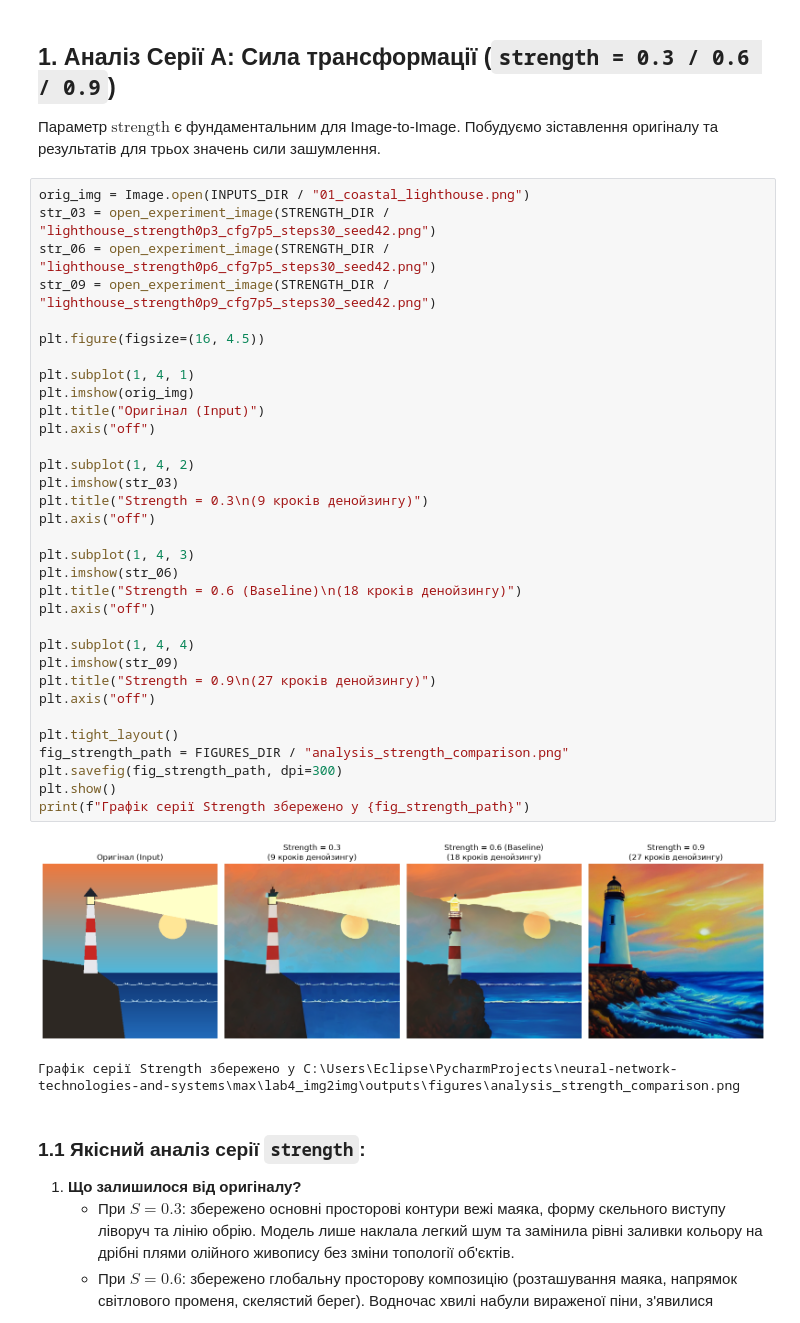
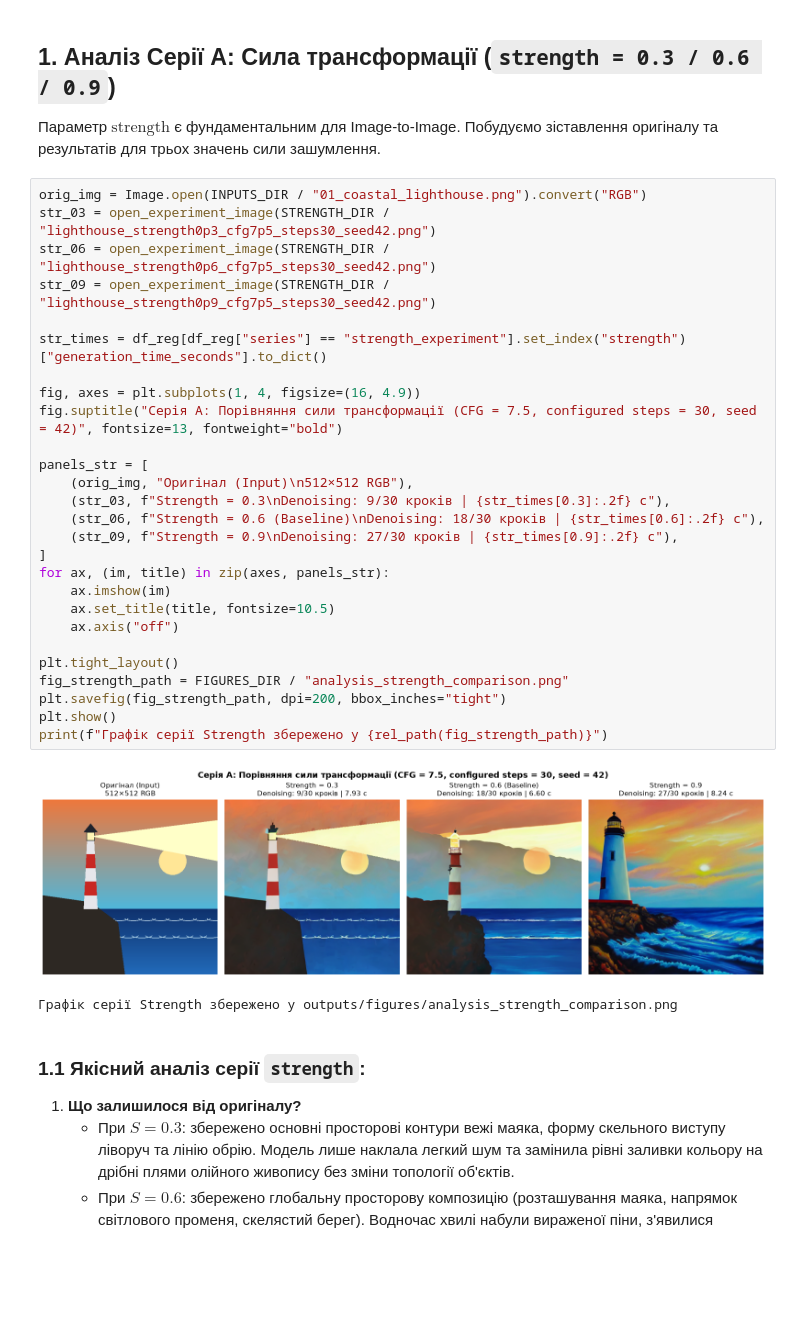
Before and after one commit to Eclipse-XS/Neural-Network-Labs-Max, a Jupyter notebook: lab4_img2img/notebooks/03_results_analysis.ipynb, the cells around one changed output. Saved outputs shown, nothing was run; the diff lists cells and outputs as text; blank space fills up the shorter version.

```diff
--- a/lab4_img2img/notebooks/03_results_analysis.ipynb
+++ b/lab4_img2img/notebooks/03_results_analysis.ipynb
@@ -91,41 +105,35 @@ print(f"??????? ?????????? outputs:       {LAB_DIR / 'outputs'}")
 
 Параметр $\text{strength}$ є фундаментальним для Image-to-Image. Побудуємо зіставлення оригіналу та результатів для трьох значень сили зашумлення.
 # %%
-orig_img = Image.open(INPUTS_DIR / "01_coastal_lighthouse.png")
+orig_img = Image.open(INPUTS_DIR / "01_coastal_lighthouse.png").convert("RGB")
 str_03 = open_experiment_image(STRENGTH_DIR / "lighthouse_strength0p3_cfg7p5_steps30_seed42.png")
 str_06 = open_experiment_image(STRENGTH_DIR / "lighthouse_strength0p6_cfg7p5_steps30_seed42.png")
 str_09 = open_experiment_image(STRENGTH_DIR / "lighthouse_strength0p9_cfg7p5_steps30_seed42.png")
 
-plt.figure(figsize=(16, 4.5))
+str_times = df_reg[df_reg["series"] == "strength_experiment"].set_index("strength")["generation_time_seconds"].to_dict()
 
-plt.subplot(1, 4, 1)
-plt.imshow(orig_img)
-plt.title("Оригінал (Input)")
-plt.axis("off")
+fig, axes = plt.subplots(1, 4, figsize=(16, 4.9))
+fig.suptitle("Серія A: Порівняння сили трансформації (CFG = 7.5, configured steps = 30, seed = 42)", fontsize=13, fontweight="bold")
 
-plt.subplot(1, 4, 2)
-plt.imshow(str_03)
-plt.title("Strength = 0.3\n(9 кроків денойзингу)")
-plt.axis("off")
-
-plt.subplot(1, 4, 3)
-plt.imshow(str_06)
-plt.title("Strength = 0.6 (Baseline)\n(18 кроків денойзингу)")
-plt.axis("off")
-
-plt.subplot(1, 4, 4)
-plt.imshow(str_09)
-plt.title("Strength = 0.9\n(27 кроків денойзингу)")
-plt.axis("off")
+panels_str = [
+    (orig_img, "Оригінал (Input)\n512×512 RGB"),
+    (str_03, f"Strength = 0.3\nDenoising: 9/30 кроків | {str_times[0.3]:.2f} с"),
+    (str_06, f"Strength = 0.6 (Baseline)\nDenoising: 18/30 кроків | {str_times[0.6]:.2f} с"),
+    (str_09, f"Strength = 0.9\nDenoising: 27/30 кроків | {str_times[0.9]:.2f} с"),
+]
+for ax, (im, title) in zip(axes, panels_str):
+    ax.imshow(im)
+    ax.set_title(title, fontsize=10.5)
+    ax.axis("off")
 
 plt.tight_layout()
 fig_strength_path = FIGURES_DIR / "analysis_strength_comparison.png"
-plt.savefig(fig_strength_path, dpi=300)
+plt.savefig(fig_strength_path, dpi=200, bbox_inches="tight")
 plt.show()
-print(f"Графік серії Strength збережено у {fig_strength_path}")
+print(f"Графік серії Strength збережено у {rel_path(fig_strength_path)}")
 # %% [output]
-[figure, old version]
+[figure, new version]
-Графік серії Strength збережено у C:\Users\Eclipse\PycharmProjects\neural-network-technologies-and-systems\max\lab4_img2img\outputs\figures\analysis_strength_comparison.png
+Графік серії Strength збережено у outputs/figures/analysis_strength_comparison.png
 # %% [markdown]
 ### 1.1 Якісний аналіз серії `strength`:
 1. **Що залишилося від оригіналу?**
```
Also changed, not shown: parts of 5 cells of this notebook, 4 other files.
